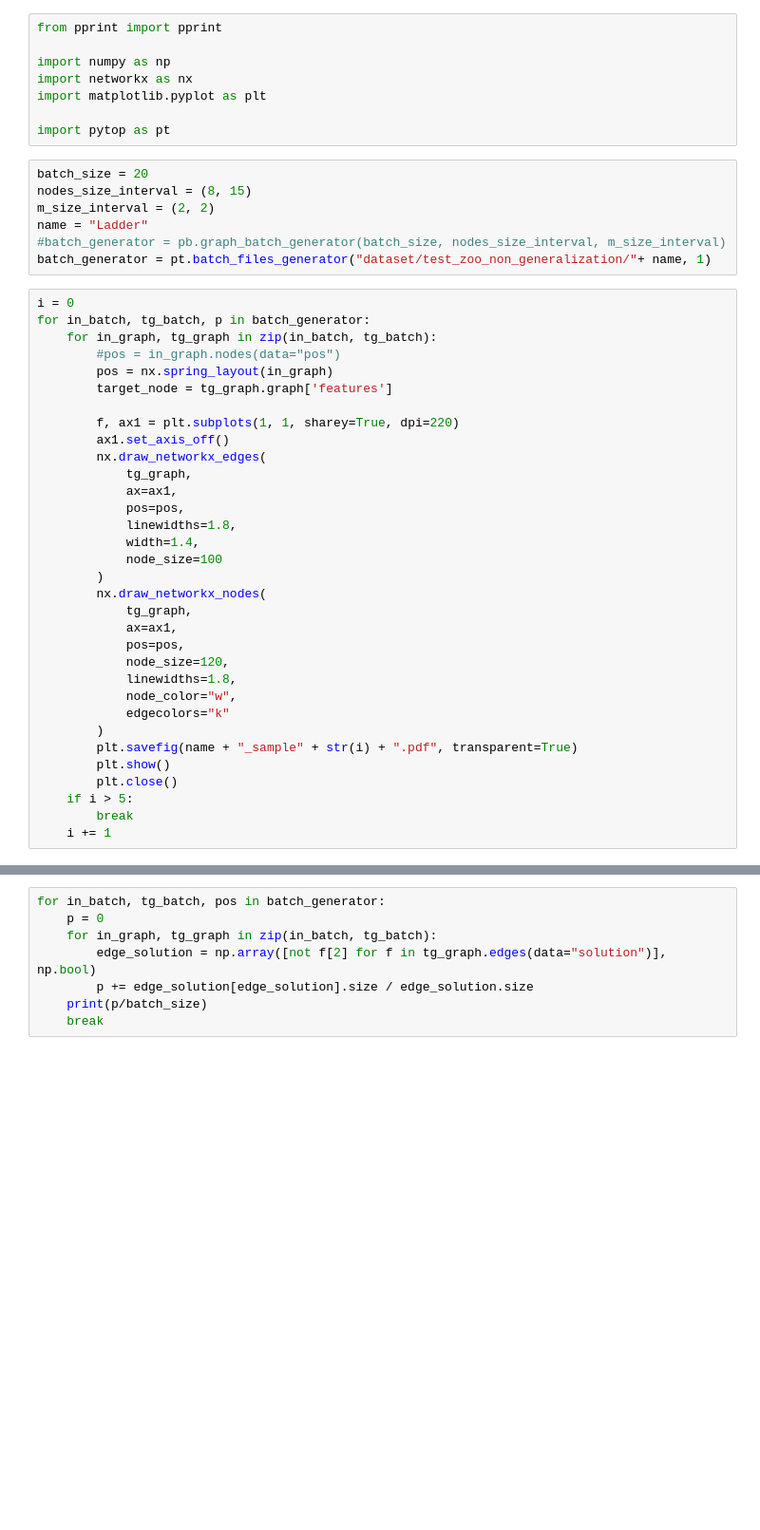
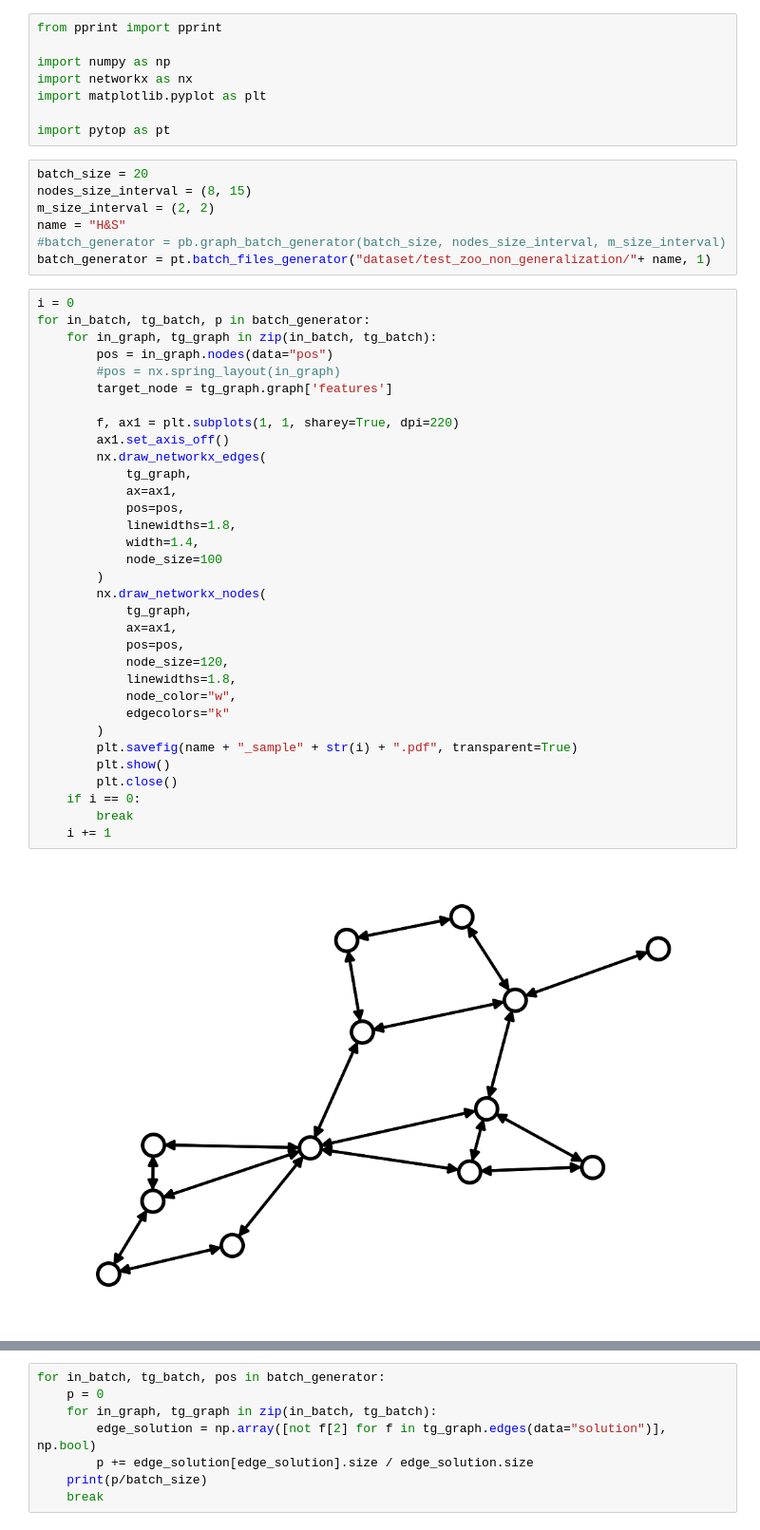
Before and after one commit to caiodadauto/pybrite, a Jupyter notebook: Usage.ipynb, the cells around one changed output, grey strips where cells are left out. Shown at 95% size. Cells and saved outputs as stored; diff of their text form; blank space fills up the shorter version.

```diff
--- a/Usage.ipynb
+++ b/Usage.ipynb
@@ -10,39 +10,41 @@ import pytop as pt
 batch_size = 20
 nodes_size_interval = (8, 15)
 m_size_interval = (2, 2)
-name = "Ladder"
+name = "H&S"
 #batch_generator = pb.graph_batch_generator(batch_size, nodes_size_interval, m_size_interval)
 batch_generator = pt.batch_files_generator("dataset/test_zoo_non_generalization/"+ name, 1)
 # %%
 i = 0
 for in_batch, tg_batch, p in batch_generator:
     for in_graph, tg_graph in zip(in_batch, tg_batch):
-        #pos = in_graph.nodes(data="pos")
-        pos = nx.spring_layout(in_graph)
+        pos = in_graph.nodes(data="pos")
+        #pos = nx.spring_layout(in_graph)
         target_node = tg_graph.graph['features']
 
         f, ax1 = plt.subplots(1, 1, sharey=True, dpi=220)
         ax1.set_axis_off()
         nx.draw_networkx_edges(
             tg_graph,
             ax=ax1,
             pos=pos,
             linewidths=1.8,
             width=1.4,
             node_size=100
         )
         nx.draw_networkx_nodes(
             tg_graph,
             ax=ax1,
             pos=pos,
             node_size=120,
             linewidths=1.8,
             node_color="w",
             edgecolors="k"
         )
         plt.savefig(name + "_sample" + str(i) + ".pdf", transparent=True)
         plt.show()
         plt.close()
-    if i > 5:
+    if i == 0:
         break
     i += 1
+# %% [output]
+[figure, added]
```
Also changed, not shown: parts of 4 cells of this notebook, 1 other file.
